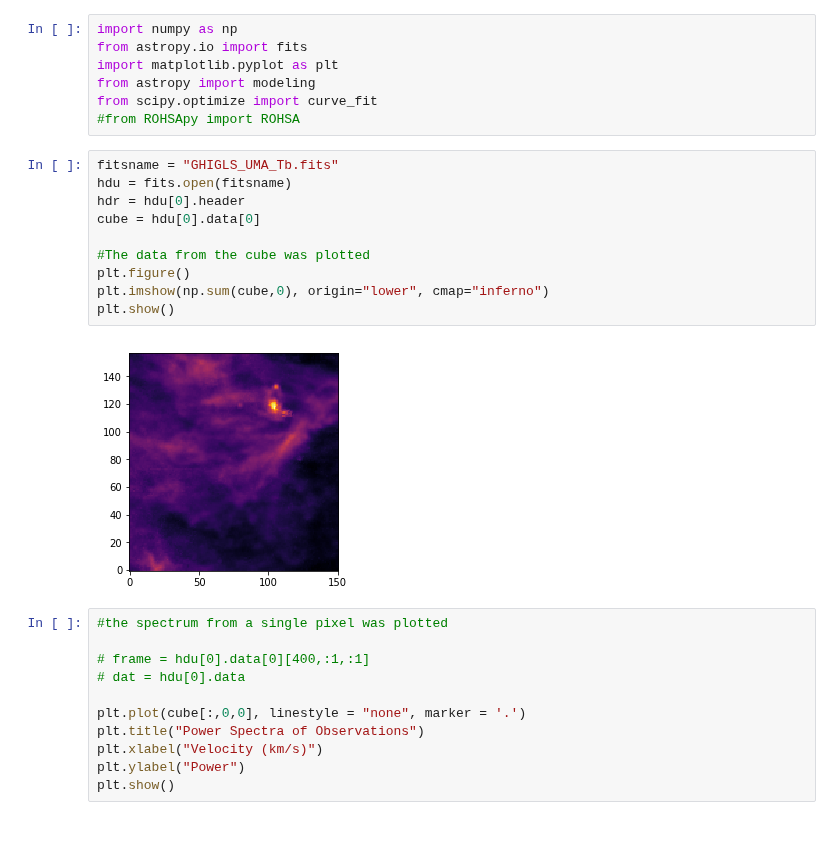
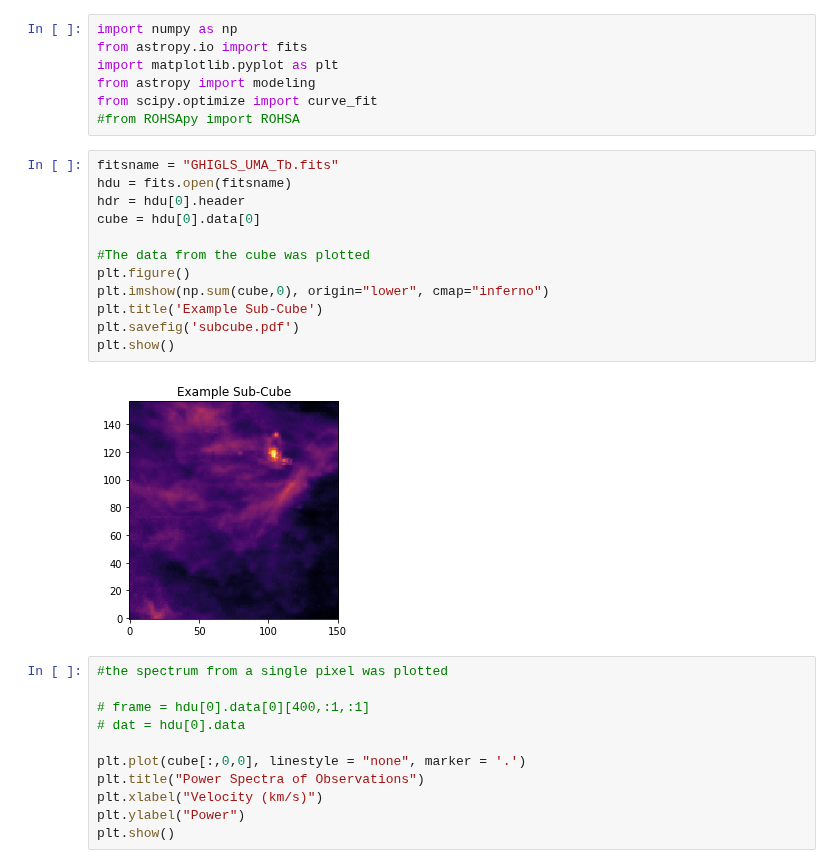
Before and after one commit to lukavujeva/ast425, a Jupyter notebook: AST425 Introduction Assignment.ipynb, the cells around one changed output. Drawn from its saved outputs; the diff is of its cells as text; blank space fills up the shorter version.

```diff
--- a/AST425 Introduction Assignment.ipynb
+++ b/AST425 Introduction Assignment.ipynb
@@ -8,15 +8,17 @@ from scipy.optimize import curve_fit
 # %%
 fitsname = "GHIGLS_UMA_Tb.fits"
 hdu = fits.open(fitsname)
 hdr = hdu[0].header
 cube = hdu[0].data[0]
 
 #The data from the cube was plotted
 plt.figure()
 plt.imshow(np.sum(cube,0), origin="lower", cmap="inferno")
+plt.title('Example Sub-Cube')
+plt.savefig('subcube.pdf')
 plt.show()
 # %% [output]
-[figure, old version]
+[figure, new version]
 # %%
 #the spectrum from a single pixel was plotted
 
```
Also changed, not shown: parts of 4 cells of this notebook, 3 other files.
